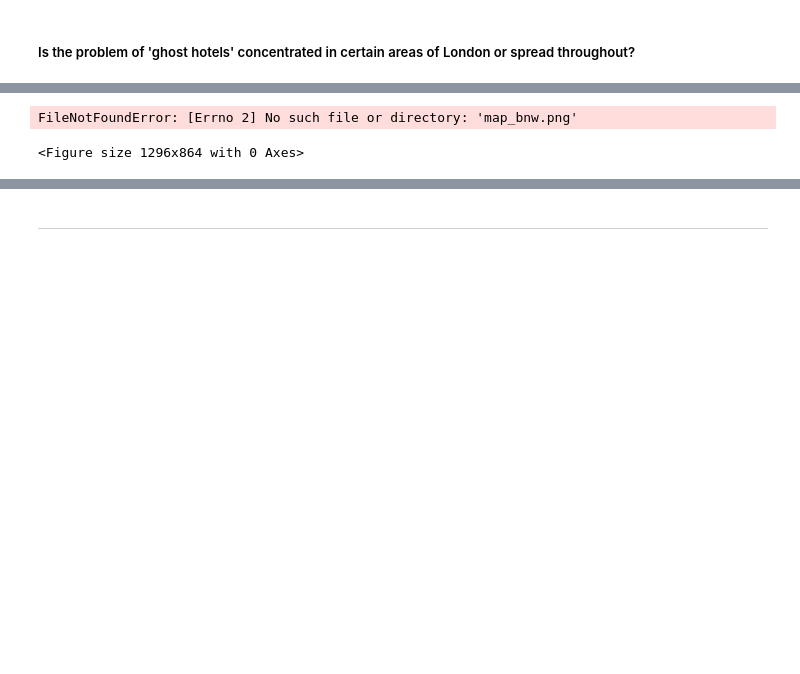
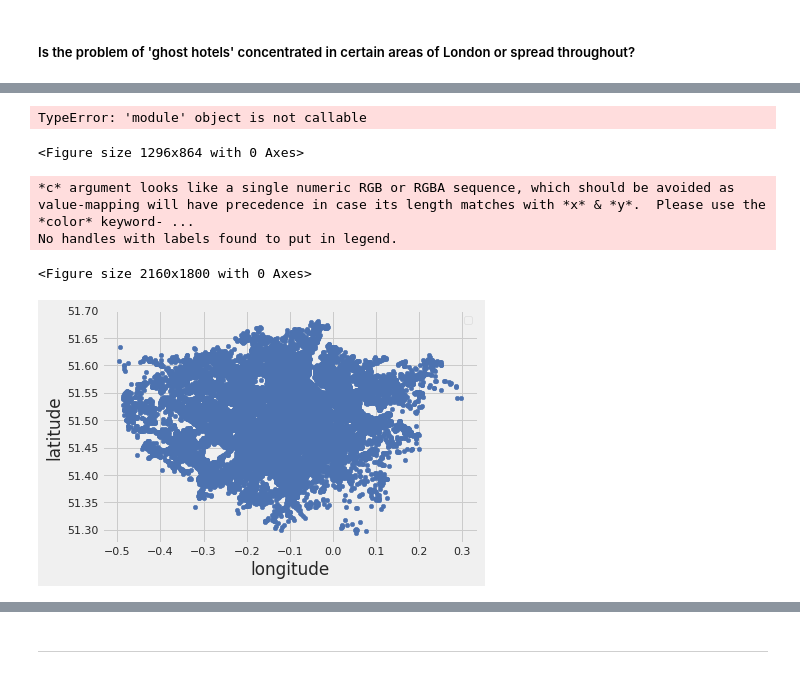
Before and after one commit to MattKavanaugh/I2P-Exec-Briefing, a Jupyter notebook: Exec_Briefing.ipynb, the cells around one changed output, grey strips where cells are left out. Saved outputs shown, nothing was run; the diff lists cells and outputs as text; code cells hidden in the pictures; blank space fills up the shorter version.

```diff
--- a/Exec_Briefing.ipynb
+++ b/Exec_Briefing.ipynb
@@ -289,19 +331,16 @@ viz_count.set_xticklabels(viz_count.get_xticklabels(),rotation = 90)
 # %%
-coord = airbnb2.loc[:,['longitude','latitude']]
-coord.describe()
-
 plt.figure(figsize=(18,12))
 plt.style.use('fivethirtyeight')
-BBox = (-0.489, 51.28, 0.236, 51.686)
-sg_map = plt.imread('map_bnw.png')
-plt.imshow(sg_map,zorder=0,extent=BBox)
+BBox = (-0.4958, 0.2966, 51.2948, 51.6817)
+ldn_map = json('neighbourhoods.geojson')
+plt.imshow(ldn_map,zorder=0,extent=BBox)
 ax = plt.gca()
-groups = airbnb2.groupby('neighbourhood_group')
+groups = airbnb.groupby('neighbourhood_cleansed')
 for name,group in groups :
     plt.scatter(group['longitude'],group['latitude'],label=name,alpha=0.5, edgecolors='k')
 plt.xlabel('Longitude')
 plt.ylabel('Latitude')
 plt.legend()
 # %% [output]
-FileNotFoundError: [Errno 2] No such file or directory: 'map_bnw.png'
+TypeError: 'module' object is not callable
 <Figure size 1296x864 with 0 Axes>
@@ -313,0 +347,12 @@ display(map_folium)
+# %%
+plt.figure(figsize=(30,25))
+#plt.title("Map of Price Distribution")
+ax=airbnb.plot(kind='scatter', x='longitude',y='latitude')
+ax.legend()
+plt.ioff()
+plt.show()
+# %% [output]
+*c* argument looks like a single numeric RGB or RGBA sequence, which should be avoided as value-mapping will have precedence in case its length matches with *x* & *y*.  Please use the *color* keyword- ...
+No handles with labels found to put in legend.
+<Figure size 2160x1800 with 0 Axes>
+[figure, added]
```
Also changed, not shown: parts of 50 cells of this notebook.
